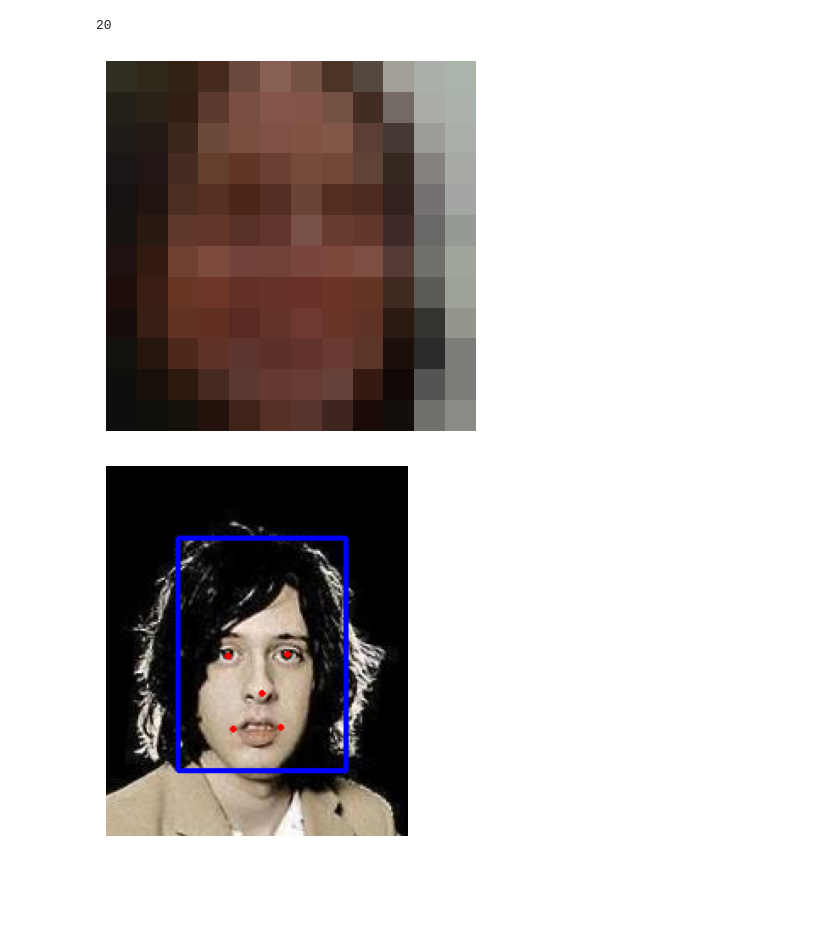
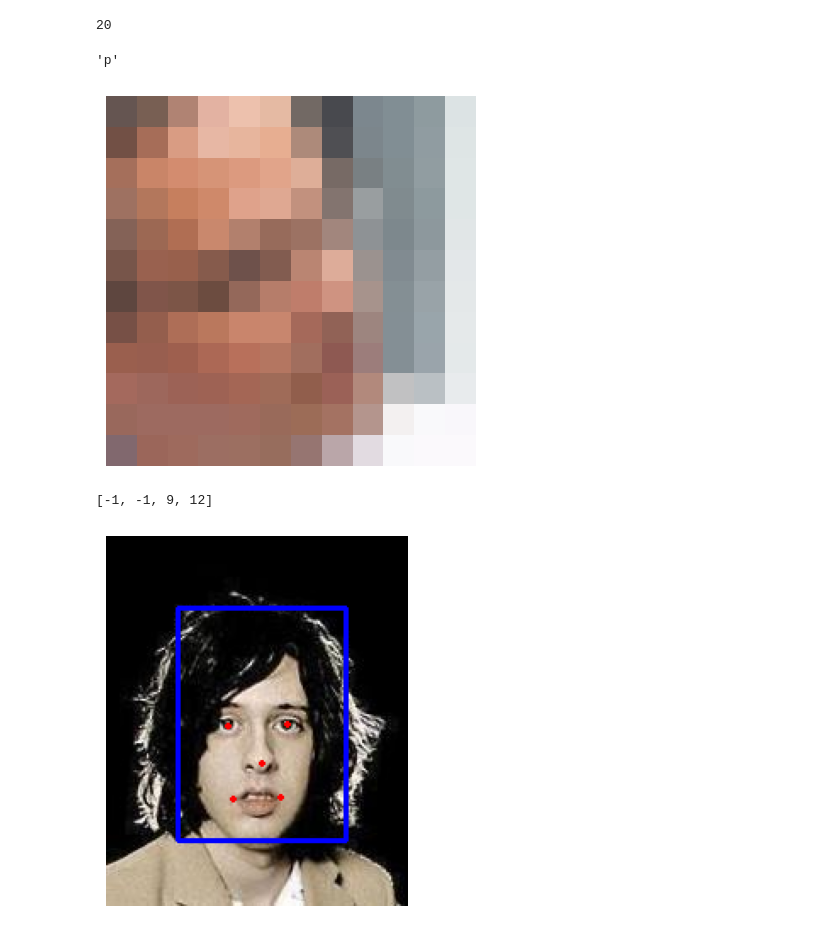
Before and after one commit to ZiJie-Duan/AI_GOGOGO, a Jupyter notebook: Pytorch/face_loc/test.ipynb, the cells around one changed output. Drawn from its saved outputs; the diff is of its cells as text; code cells hidden in the pictures; blank space fills up the shorter version.

```diff
--- a/Pytorch/face_loc/test.ipynb
+++ b/Pytorch/face_loc/test.ipynb
@@ -183,15 +183,19 @@ class MTCDataSet(Dataset):
         wfd_img = cv2.imread(wfd_imgp,1)
         ceb_img = cv2.imread(ceb_imgp,1)
 
+        # p-positive 正样本，用于人脸识别 和 边框检测训练
+        # m-mixed 混合样本，用于人脸识别 和 边框检测训练
+        # n-negative 负样本，用于人脸识别
+        # l-landmark 特征点样本，用于人脸识别 和 特征点检测
         for type_of_sample in ["p", "m", "n"]:
             for img, bbox in self.wfd_random_cut(wfd_img, wfd_bbox, type_of_sample):
+                bbox = self.resize_bbox(bbox, len(img))
                 img = cv2.cvtColor(img, cv2.COLOR_BGR2RGB)
                 img = Image.fromarray(img)
                 img = self.transform(img) # 需要指定使用缩放金字塔进行处理
-                data_trip.append((img, bbox, None))
+                data_trip.append((type_of_sample, img, bbox, None))
 
-        # 接下来 裁切 ceb 数据集 的 数据 ################################################################
-        # 详细测试 此函数
+        # 接下来 裁切 ceb 数据集 的 数据
         # BUG 等比例 缩放 Bbox ，因为 transform 缩放至 12像素时，其他的也要等比例缩放
         return data_trip
 
@@ -214,6 +218,12 @@ class MTCDataSet(Dataset):
 
         # 返回计算出的IoU值
         return iou
+
+    def resize_bbox(self, bbox, img_size):
+        n_bbox = []
+        for loc in bbox:
+            n_bbox.append((loc * 12)//img_size)
+        return n_bbox
 
     def wfd_random_cut(self, img, bboxs, type):
         # 结果 边框
@@ -338,11 +348,21 @@ len(mtcd)
 # %% [output]
 20
 # %%
-r = mtcd.__getitem__(20)
+r = mtcd.__getitem__(600)
+# %%
+sample_index = 0
+# %%
+r[sample_index][0]
+# %% [output]
+'p'
 # %%
-visualize_transformed_image(r[0][0])
+visualize_transformed_image(r[sample_index][1])
 # %% [output]
-[figure, old version]
+[figure, new version]
+# %%
+r[sample_index][2]
+# %% [output]
+[-1, -1, 9, 12]
 # %%
 path, bbox, landmark = cead.get_data(70)
 path2, bbox2, landmark2 = wfd.get_data(70)
```
